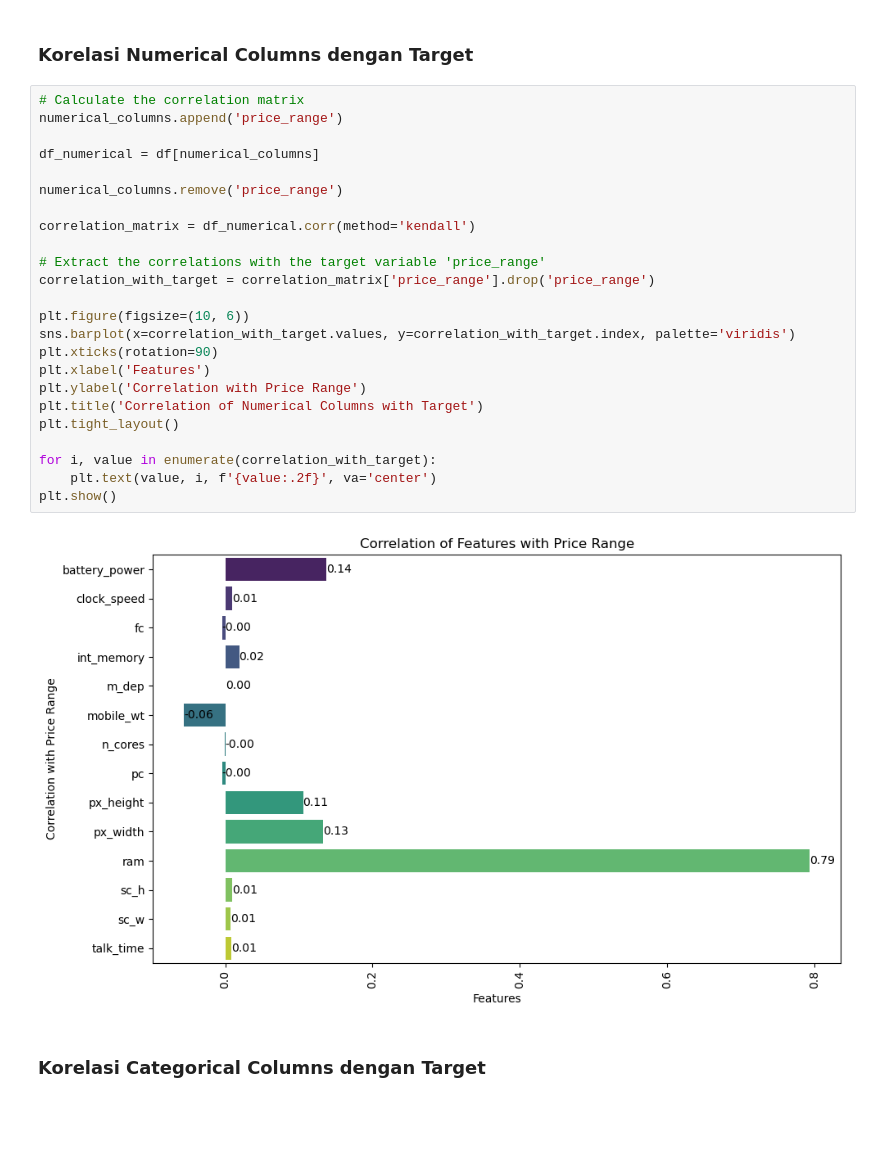
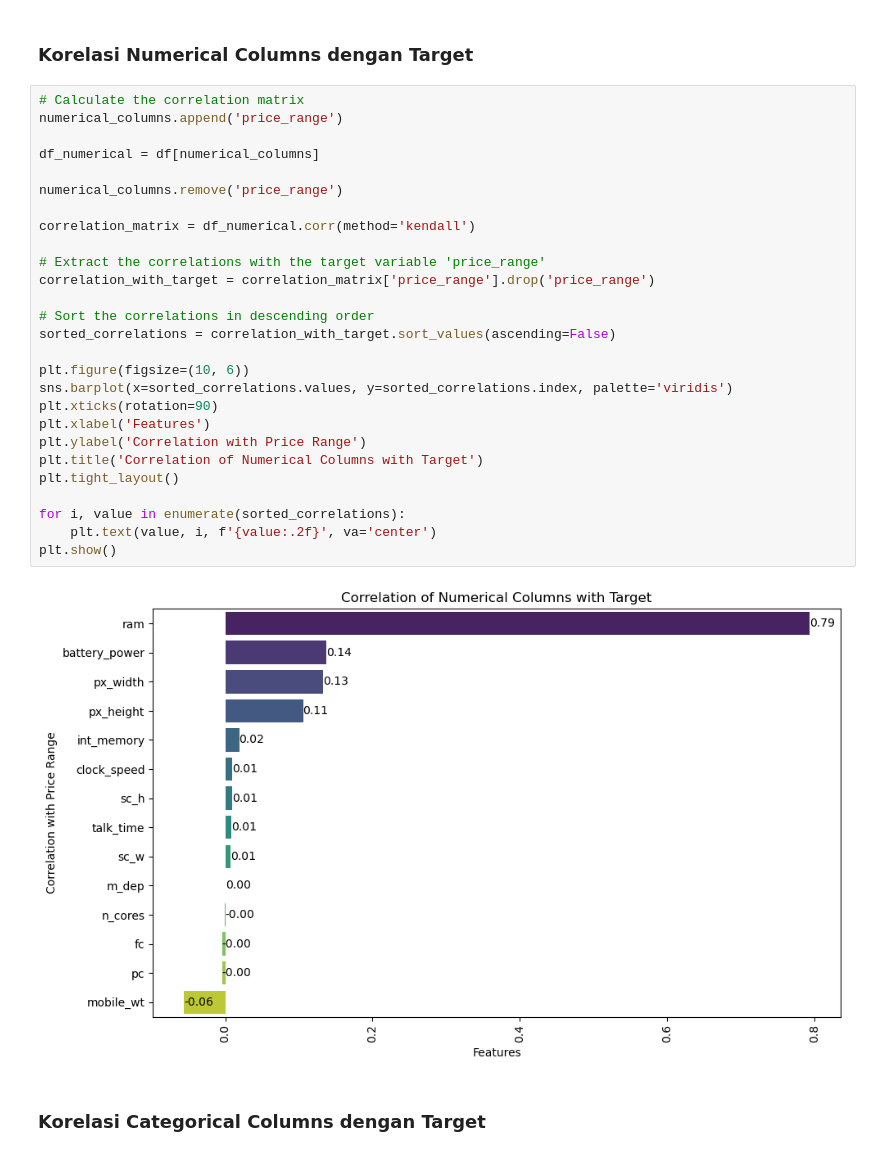
Before and after one commit to MarcelRyan/Tucil2_AI, a Jupyter notebook: Data_Analysis.ipynb, the cells around one changed output. Cells and saved outputs as stored; diff of their text form; blank space fills up the shorter version.

```diff
--- a/Data_Analysis.ipynb
+++ b/Data_Analysis.ipynb
@@ -229,29 +229,32 @@ for column in categorical_columns:
 # %%
 # Calculate the correlation matrix
 numerical_columns.append('price_range')
 
 df_numerical = df[numerical_columns]
 
 numerical_columns.remove('price_range')
 
 correlation_matrix = df_numerical.corr(method='kendall')
 
 # Extract the correlations with the target variable 'price_range'
 correlation_with_target = correlation_matrix['price_range'].drop('price_range')
 
+# Sort the correlations in descending order
+sorted_correlations = correlation_with_target.sort_values(ascending=False)
+
 plt.figure(figsize=(10, 6))
-sns.barplot(x=correlation_with_target.values, y=correlation_with_target.index, palette='viridis')
+sns.barplot(x=sorted_correlations.values, y=sorted_correlations.index, palette='viridis')
 plt.xticks(rotation=90)
 plt.xlabel('Features')
 plt.ylabel('Correlation with Price Range')
 plt.title('Correlation of Numerical Columns with Target')
 plt.tight_layout()
 
-for i, value in enumerate(correlation_with_target):
+for i, value in enumerate(sorted_correlations):
     plt.text(value, i, f'{value:.2f}', va='center')
 plt.show()
 # %% [output]
-[figure, old version]
+[figure, new version]
 # %% [markdown]
 ### Korelasi Categorical Columns dengan Target
 # %%
```
Also changed, not shown: parts of 2 cells of this notebook.
